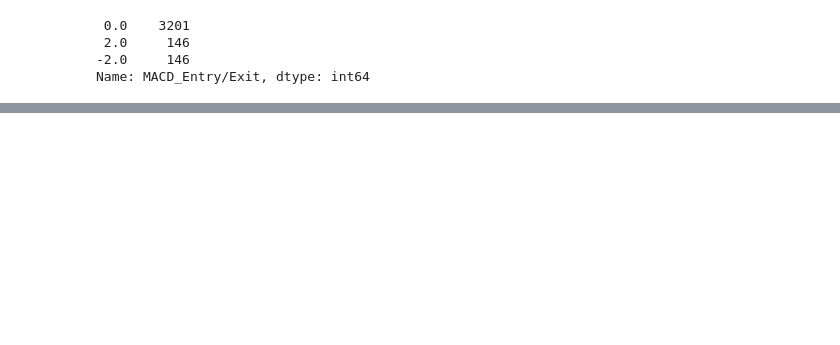
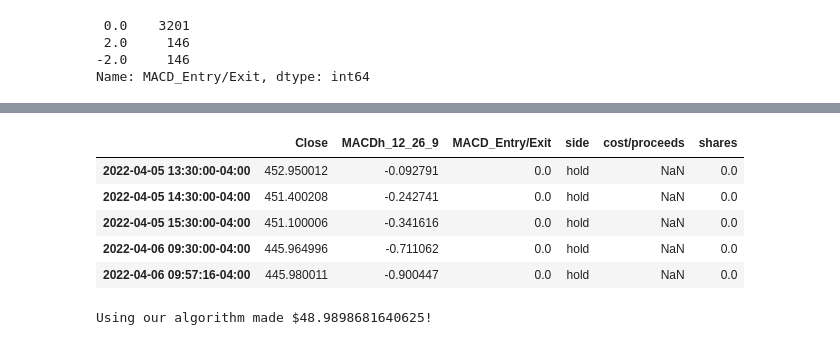
Before and after one commit to Kgross2/Group2_Project2, a Jupyter notebook: easy_street_trading_algoritm.ipynb, the cells around one changed output, grey strips where cells are left out. Saved outputs shown, nothing was run; the diff lists cells and outputs as text; code cells hidden in the pictures; blank space fills up the shorter version.

```diff
--- a/easy_street_trading_algoritm.ipynb
+++ b/easy_street_trading_algoritm.ipynb
@@ -262,0 +345,62 @@ See the caveats in the documentation: https://pandas.pydata.org/pandas-docs/stab
+# %%
+# Try a long-only strategy using MACD to time entries/exits
+
+# Initialize trade_type column to track buys and sells
+macd_df["side"] = np.nan
+
+# Initialize a cost/proceeds column for recording trade metrics
+macd_df["cost/proceeds"] = np.nan
+
+# Initialize share size and accumulated shares
+share_size = 100
+accumulated_shares = 0
+
+# Initialize variable to hold previous price
+previous_price = 0
+
+# Loop through the Pandas DataFrame and initiate a trade at each iteration
+for index, row in macd_df.iterrows():
+
+    # initiate a buy on the first trading day
+    if previous_price == 0:
+        macd_df.loc[index, "side"] = "buy"
+        macd_df.loc[index, "cost/proceeds"] = -(row["Close"] * share_size)
+        accumulated_shares += share_size
+        macd_df.loc[index, "shares"] = accumulated_shares
+    # buy if the current day's price is less than the previous day's price
+    elif row["MACD_Entry/Exit"] > 0 and share_size == 0:
+        macd_df.loc[index, "side"] = "buy"
+        macd_df.loc[index, "cost/proceeds"] = -(row["Close"] * share_size)
+        accumulated_shares += share_size
+        macd_df.loc[index, "shares"] = accumulated_shares
+    # sell if the current day's price is greater than the previous day's price
+    elif row["MACD_Entry/Exit"] < 0:
+        macd_df.loc[index, "side"] = "sell"
+        macd_df.loc[index, "cost/proceeds"] = (row["Close"] * accumulated_shares)
+        accumulated_shares = 0
+        macd_df.loc[index, "shares"] = accumulated_shares
+    # hold if the current day's price is equal to the previous day's price
+    else:
+        macd_df.loc[index, "side"] = "hold"
+        macd_df.loc[index, "shares"] = accumulated_shares
+    # update the previous_price to the current row's price
+    previous_price = row["Close"]
+
+
+# Review the DataFrame
+macd_df.tail()
+# %% [output]
+|  | Close | MACDh_12_26_9 | MACD_Entry/Exit | side | cost/proceeds | shares |
+| 2022-04-05 13:30:00-04:00 | 452.950012 | -0.092791 | 0.0 | hold | NaN | 0.0 |
+| 2022-04-05 14:30:00-04:00 | 451.400208 | -0.242741 | 0.0 | hold | NaN | 0.0 |
+| 2022-04-05 15:30:00-04:00 | 451.100006 | -0.341616 | 0.0 | hold | NaN | 0.0 |
+| 2022-04-06 09:30:00-04:00 | 445.964996 | -0.711062 | 0.0 | hold | NaN | 0.0 |
+| 2022-04-06 09:57:16-04:00 | 445.980011 | -0.900447 | 0.0 | hold | NaN | 0.0 |
+# %%
+#let's see how much money our system made!
+
+total_profit_loss = macd_df["cost/proceeds"].sum()
+
+print(f"Using our algorithm made ${total_profit_loss}!")
+# %% [output]
+Using our algorithm made $48.9898681640625!
```
Also changed, not shown: parts of 7 cells of this notebook.
